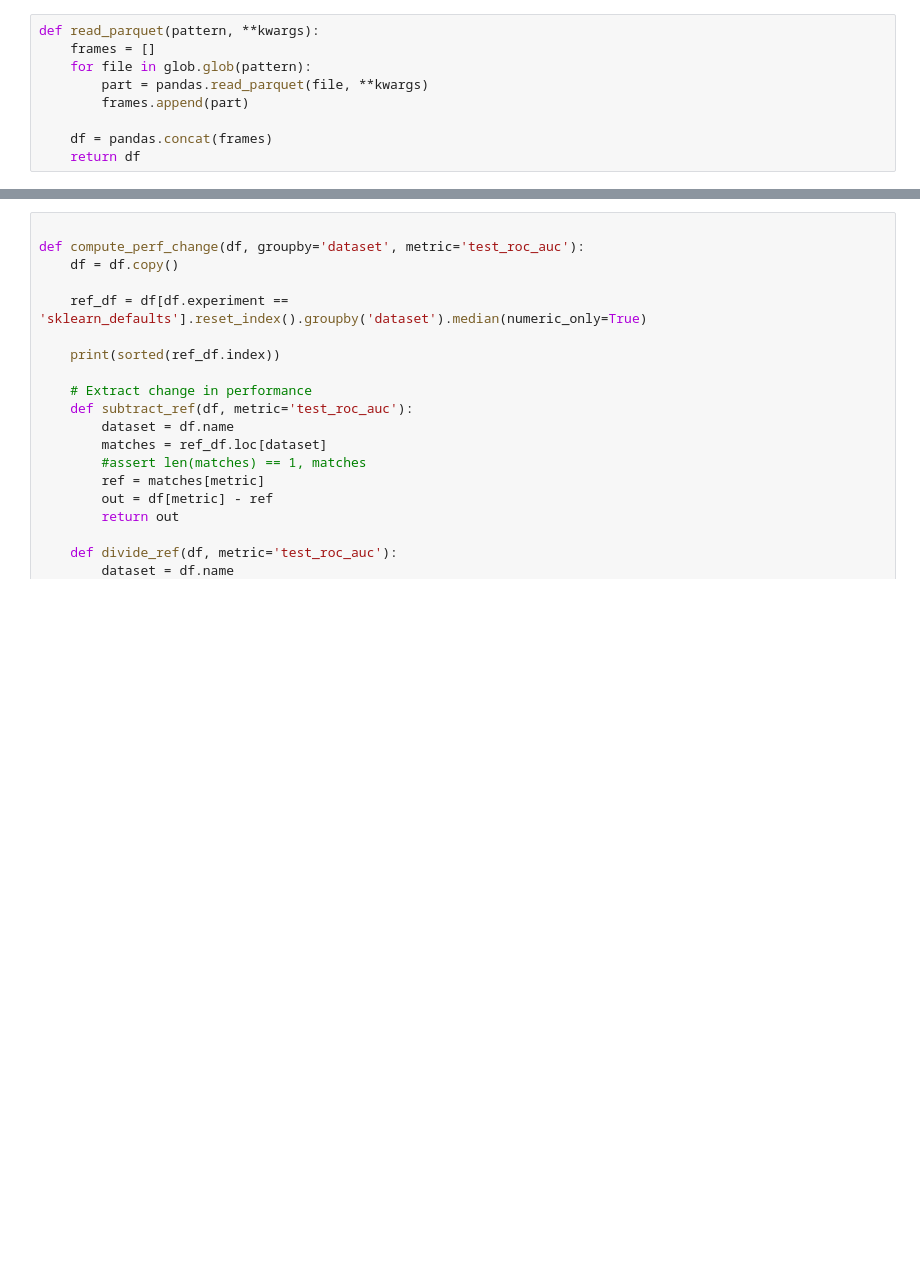
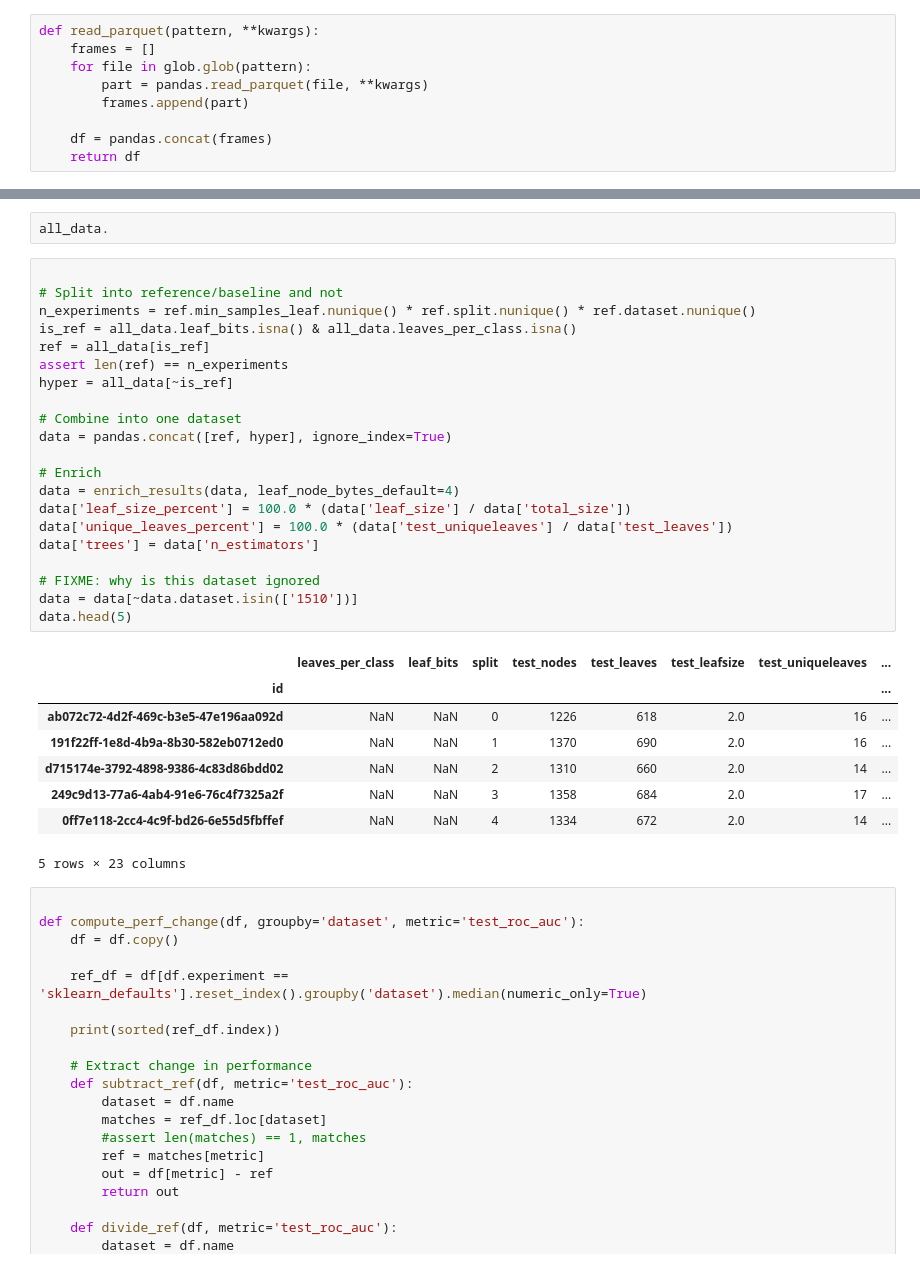
Before and after one commit to jonnor/leaf-clustering, a Jupyter notebook: notebooks/HyperParameters.ipynb, the cells around one changed output, grey strips where cells are left out. Drawn from its saved outputs; the diff is of its cells as text; blank space fills up the shorter version.

```diff
--- a/notebooks/HyperParameters.ipynb
+++ b/notebooks/HyperParameters.ipynb
@@ -51,3 +71,35 @@ data.head(5)
+# %%
+all_data.
+# %%
+
+# Split into reference/baseline and not
+n_experiments = ref.min_samples_leaf.nunique() * ref.split.nunique() * ref.dataset.nunique()
+is_ref = all_data.leaf_bits.isna() & all_data.leaves_per_class.isna()
+ref = all_data[is_ref]
+assert len(ref) == n_experiments
+hyper = all_data[~is_ref]
+
+# Combine into one dataset
+data = pandas.concat([ref, hyper], ignore_index=True)
+
+# Enrich
+data = enrich_results(data, leaf_node_bytes_default=4)
+data['leaf_size_percent'] = 100.0 * (data['leaf_size'] / data['total_size'])
+data['unique_leaves_percent'] = 100.0 * (data['test_uniqueleaves'] / data['test_leaves'])
+data['trees'] = data['n_estimators']
+
+# FIXME: why is this dataset ignored
+data = data[~data.dataset.isin(['1510'])]
+data.head(5)
+# %% [output]
+|  | leaves_per_class | leaf_bits | split | test_nodes | test_leaves | test_leafsize | test_uniqueleaves | ... |
+| id |  |  |  |  |  |  |  | ... |
+| ab072c72-4d2f-469c-b3e5-47e196aa092d | NaN | NaN | 0 | 1226 | 618 | 2.0 | 16 | ... |
+| 191f22ff-1e8d-4b9a-8b30-582eb0712ed0 | NaN | NaN | 1 | 1370 | 690 | 2.0 | 16 | ... |
+| d715174e-3792-4898-9386-4c83d86bdd02 | NaN | NaN | 2 | 1310 | 660 | 2.0 | 14 | ... |
+| 249c9d13-77a6-4ab4-91e6-76c4f7325a2f | NaN | NaN | 3 | 1358 | 684 | 2.0 | 17 | ... |
+| 0ff7e118-2cc4-4c9f-bd26-6e55d5fbffef | NaN | NaN | 4 | 1334 | 672 | 2.0 | 14 | ... |
+5 rows × 23 columns
 # %%
 
 def compute_perf_change(df, groupby='dataset', metric='test_roc_auc'):
```
Also changed, not shown: parts of 4 cells of this notebook.
